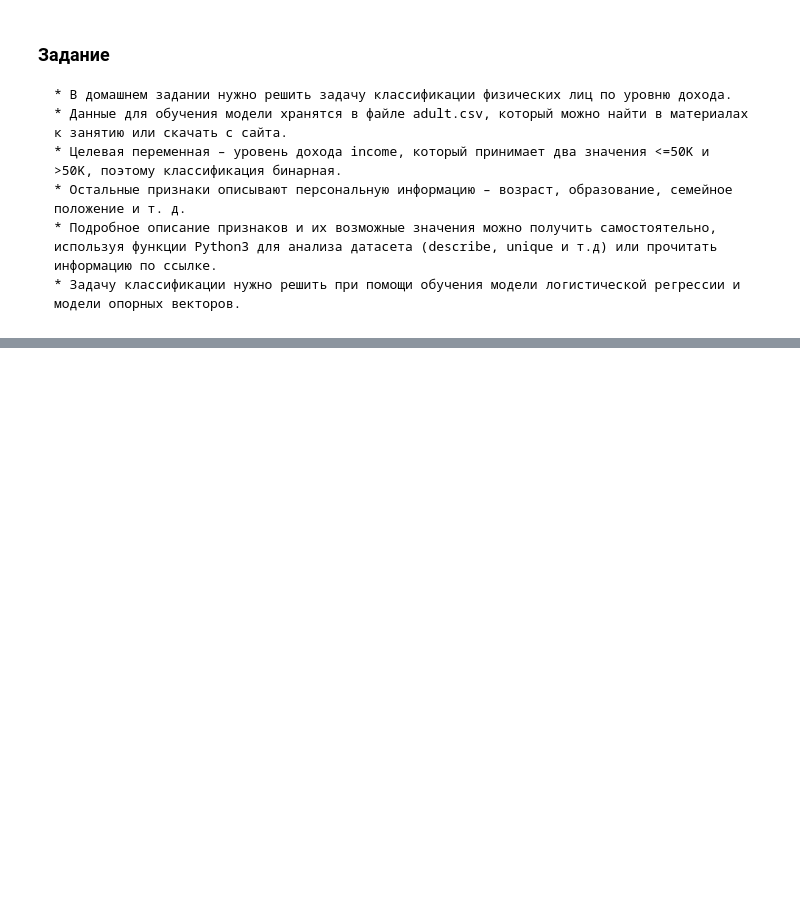
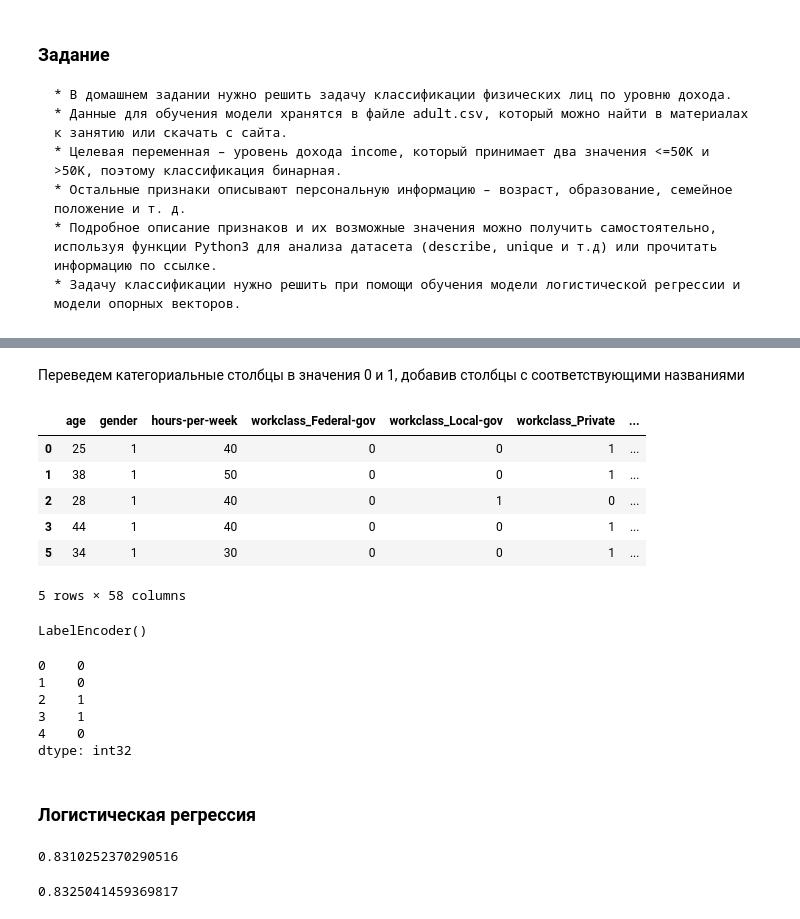
Before and after one commit to natkhosh/ML_Netology, a Jupyter notebook: 02_Classification/Classification_regression_SVM.ipynb, the cells around one changed output, grey strips where cells are left out. Cells and saved outputs as stored; diff of their text form; code cells hidden in the pictures; blank space fills up the shorter version.

```diff
--- a/02_Classification/Classification_regression_SVM.ipynb
+++ b/02_Classification/Classification_regression_SVM.ipynb
@@ -52,0 +102,2 @@ memory usage: 991.7+ KB
+# %%
+df['gender'].replace(['Female','Male'],[0,1], inplace=True)
@@ -52,0 +106,36 @@ memory usage: 991.7+ KB
+# %%
+selectedColumns = df[['age', 'workclass', 'education', 'marital-status', 'occupation',
+                      'relationship', 'race', 'gender', 'hours-per-week']]
+# %% [markdown]
+Переведем категориальные столбцы в значения 0 и 1, добавив столбцы с соответствующими названиями
+# %%
+X = pd.get_dummies (selectedColumns, columns =
+                    ['workclass', 'education', 'marital-status', 'occupation',
+                     'relationship', 'race'])
+X.head()
+# %% [output]
+|  | age | gender | hours-per-week | workclass_Federal-gov | workclass_Local-gov | workclass_Private | ... |
+| 0 | 25 | 1 | 40 | 0 | 0 | 1 | ... |
+| 1 | 38 | 1 | 50 | 0 | 0 | 1 | ... |
+| 2 | 28 | 1 | 40 | 0 | 1 | 0 | ... |
+| 3 | 44 | 1 | 40 | 0 | 0 | 1 | ... |
+| 5 | 34 | 1 | 30 | 0 | 0 | 1 | ... |
+5 rows × 58 columns
+# %%
+# Обработка целевого значения
+le = LabelEncoder()
+le.fit(df['income'] )
+# %% [output]
+LabelEncoder()
+# %%
+y = pd.Series (data = le.transform(df['income']))
+y.head()
+# %% [output]
+0    0
+1    0
+2    1
+3    1
+4    0
+dtype: int32
+# %% [markdown]
+### Логистическая регрессия
@@ -52,0 +151,10 @@ memory usage: 991.7+ KB
+# %%
+# Ошибка обучения
+model.score(X_train, y_train)
+# %% [output]
+0.8310252370290516
+# %%
+# Ошибка обобщения
+model.score(X_test,y_test)
+# %% [output]
+0.8325041459369817
```
Also changed, not shown: parts of 29 cells of this notebook.
